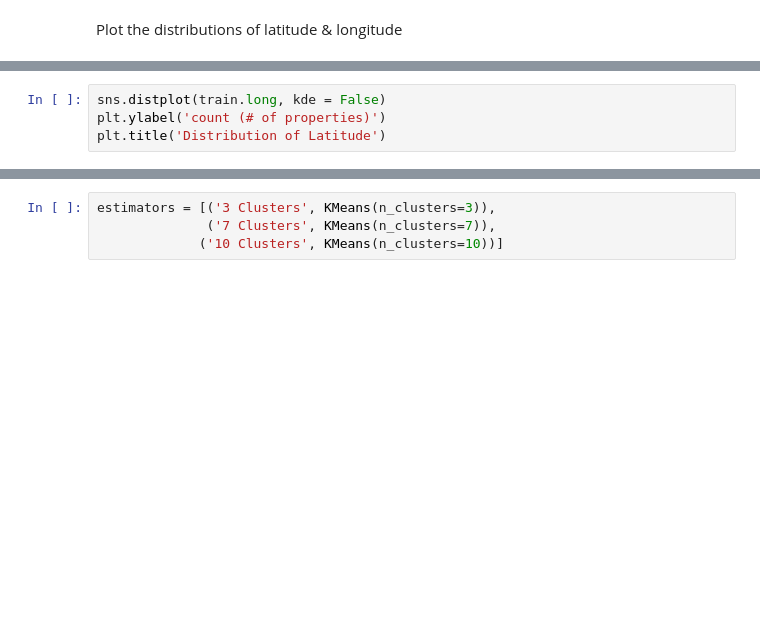
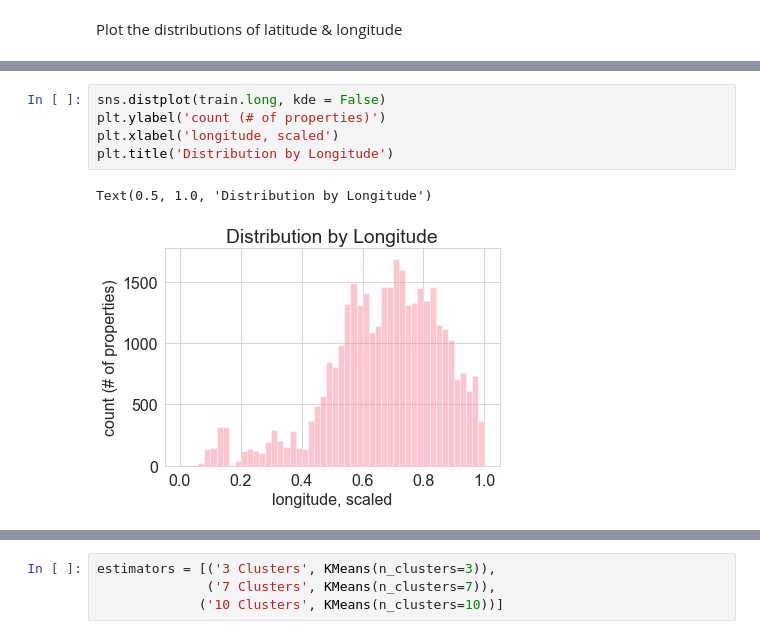
Before and after one commit to callapena/zillow_cluster, a Jupyter notebook: project_notebook.ipynb, the cells around one changed output, grey strips where cells are left out. Drawn from its saved outputs; the diff is of its cells as text; blank space fills up the shorter version.

```diff
--- a/project_notebook.ipynb
+++ b/project_notebook.ipynb
@@ -414,7 +485,11 @@ plt.title('Distribution of Latitude')
 # %%
 sns.distplot(train.long, kde = False)
 plt.ylabel('count (# of properties)')
-plt.title('Distribution of Latitude')
+plt.xlabel('longitude, scaled')
+plt.title('Distribution by Longitude')
+# %% [output]
+Text(0.5, 1.0, 'Distribution by Longitude')
+[figure, added]
 # %%
 # Look at sum of squared errors based on number of clusters (k)
 cluster_exam(12, train, ['lat','long'])
```
Also changed, not shown: parts of 46 cells of this notebook.
